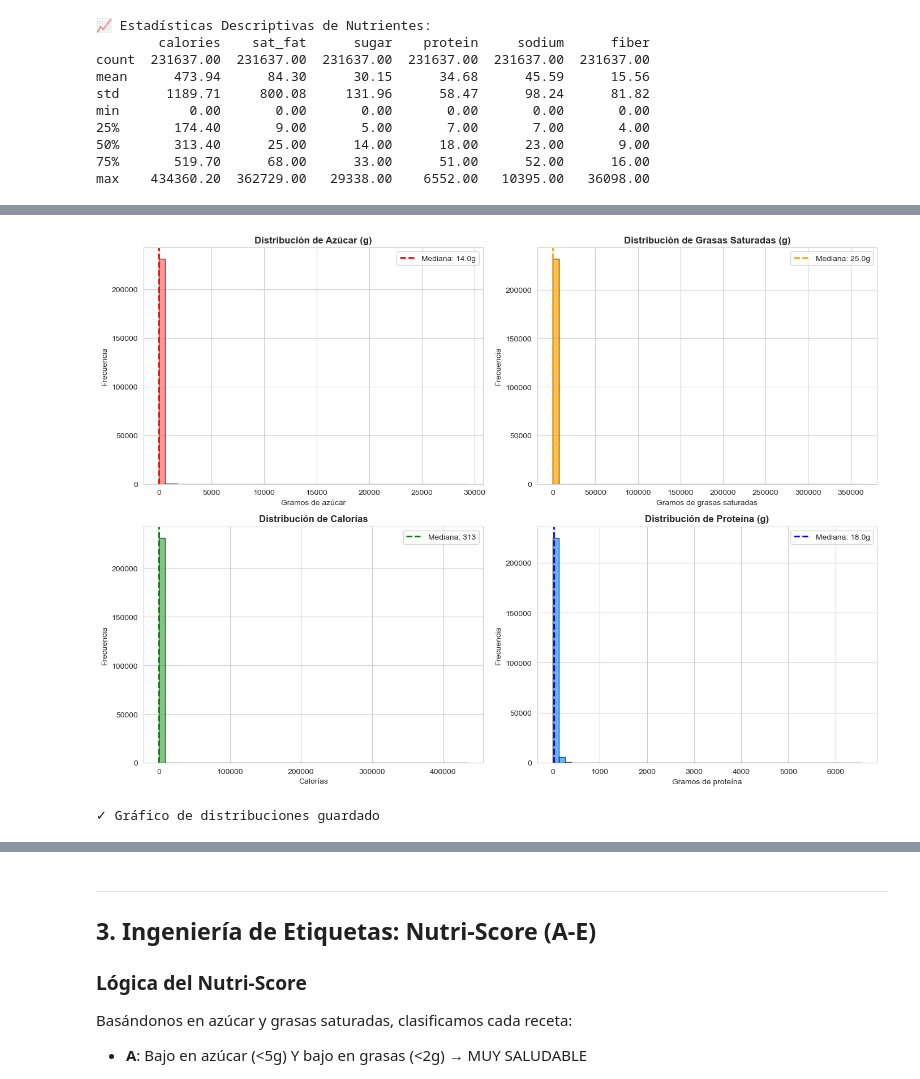
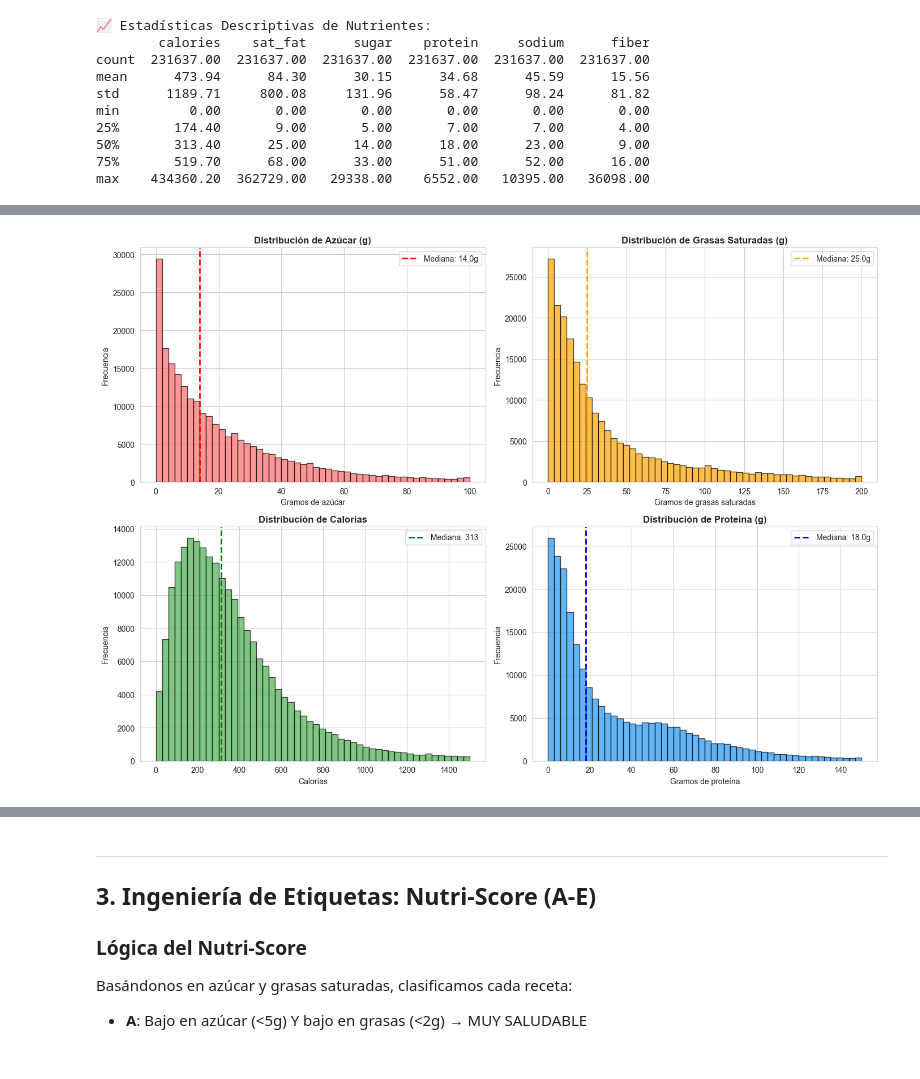
Before and after one commit to pablovigiljr3/recetAI, a Jupyter notebook: notebooks/01_Text_Mining_EDA.ipynb, the cells around one changed output, grey strips where cells are left out. Cells and saved outputs as stored; diff of their text form; code cells hidden in the pictures.

```diff
--- a/notebooks/01_Text_Mining_EDA.ipynb
+++ b/notebooks/01_Text_Mining_EDA.ipynb
@@ -155,47 +253,46 @@ max    434360.20  362729.00   29338.00    6552.00   10395.00   36098.00
 # %%
-# Visualización 1: Distribución de azúcar
+import matplotlib.pyplot as plt
+
+# Visualización 1: Distribución de nutrientes ajustada
 fig, axes = plt.subplots(2, 2, figsize=(14, 10))
 
-# Azúcar
-axes[0, 0].hist(df['sugar'].dropna(), bins=50, color='#FF6B6B', edgecolor='black', alpha=0.7)
+# Azúcar - Límite en 100g para ver la distribución (P75 es 33g)
+axes[0, 0].hist(df['sugar'].dropna(), bins=50, range=(0, 100), color='#FF6B6B', edgecolor='black', alpha=0.7)
 axes[0, 0].set_title('Distribución de Azúcar (g)', fontweight='bold', fontsize=12)
 axes[0, 0].set_xlabel('Gramos de azúcar')
 axes[0, 0].set_ylabel('Frecuencia')
-axes[0, 0].axvline(df['sugar'].median(), color='red', linestyle='--', linewidth=2, label=f"Mediana: {df['sugar'].median():.1f}g")
+axes[0, 0].axvline(14.0, color='red', linestyle='--', linewidth=2, label=f"Mediana: 14.0g")
 axes[0, 0].legend()
 
-# Grasas saturadas
-axes[0, 1].hist(df['sat_fat'].dropna(), bins=50, color='#FFA500', edgecolor='black', alpha=0.7)
+# Grasas saturadas - Límite en 200g (P75 es 68g)
+axes[0, 1].hist(df['sat_fat'].dropna(), bins=50, range=(0, 200), color='#FFA500', edgecolor='black', alpha=0.7)
 axes[0, 1].set_title('Distribución de Grasas Saturadas (g)', fontweight='bold', fontsize=12)
 axes[0, 1].set_xlabel('Gramos de grasas saturadas')
 axes[0, 1].set_ylabel('Frecuencia')
-axes[0, 1].axvline(df['sat_fat'].median(), color='orange', linestyle='--', linewidth=2, label=f"Mediana: {df['sat_fat'].median():.1f}g")
+axes[0, 1].axvline(25.0, color='orange', linestyle='--', linewidth=2, label=f"Mediana: 25.0g")
 axes[0, 1].legend()
 
-# Calorías
-axes[1, 0].hist(df['calories'].dropna(), bins=50, color='#4CAF50', edgecolor='black', alpha=0.7)
+# Calorías - Límite en 1500 (P75 es 519)
+axes[1, 0].hist(df['calories'].dropna(), bins=50, range=(0, 1500), color='#4CAF50', edgecolor='black', alpha=0.7)
 axes[1, 0].set_title('Distribución de Calorías', fontweight='bold', fontsize=12)
 axes[1, 0].set_xlabel('Calorías')
 axes[1, 0].set_ylabel('Frecuencia')
-axes[1, 0].axvline(df['calories'].median(), color='green', linestyle='--', linewidth=2, label=f"Mediana: {df['calories'].median():.0f}")
+axes[1, 0].axvline(313.4, color='green', linestyle='--', linewidth=2, label=f"Mediana: 313")
 axes[1, 0].legend()
 
-# Proteína
-axes[1, 1].hist(df['protein'].dropna(), bins=50, color='#2196F3', edgecolor='black', alpha=0.7)
+# Proteína - Límite en 150g (P75 es 51g)
+axes[1, 1].hist(df['protein'].dropna(), bins=50, range=(0, 150), color='#2196F3', edgecolor='black', alpha=0.7)
 axes[1, 1].set_title('Distribución de Proteína (g)', fontweight='bold', fontsize=12)
 axes[1, 1].set_xlabel('Gramos de proteína')
 axes[1, 1].set_ylabel('Frecuencia')
-axes[1, 1].axvline(df['protein'].median(), color='blue', linestyle='--', linewidth=2, label=f"Mediana: {df['protein'].median():.1f}g")
+axes[1, 1].axvline(18.0, color='blue', linestyle='--', linewidth=2, label=f"Mediana: 18.0g")
 axes[1, 1].legend()
 
 plt.tight_layout()
-plt.savefig('../data/nutrition_distributions.png', dpi=300, bbox_inches='tight')
+plt.savefig('nutrition_distributions_adjusted.png', dpi=300, bbox_inches='tight')
 plt.show()
-
-print("\n✓ Gráfico de distribuciones guardado")
 # %% [output]
-[figure, old version]
+[figure, new version]
-✓ Gráfico de distribuciones guardado
 # %%
 # Análisis de correlación entre nutrientes
 plt.figure(figsize=(10, 8))
```
Also changed, not shown: parts of 4 cells of this notebook, 2 other files.
